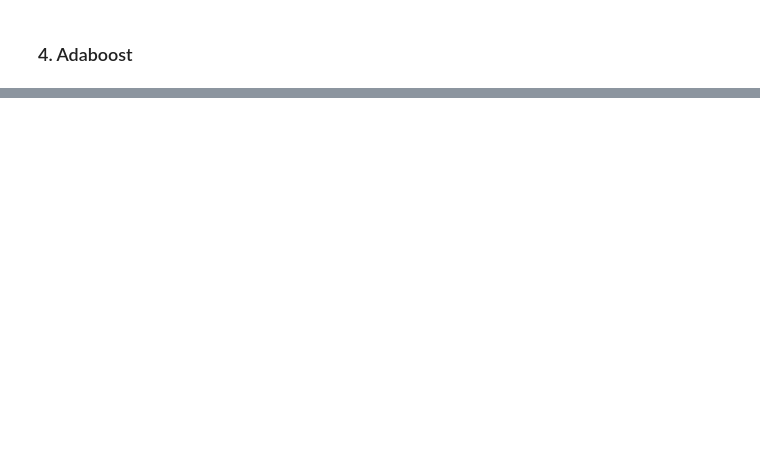
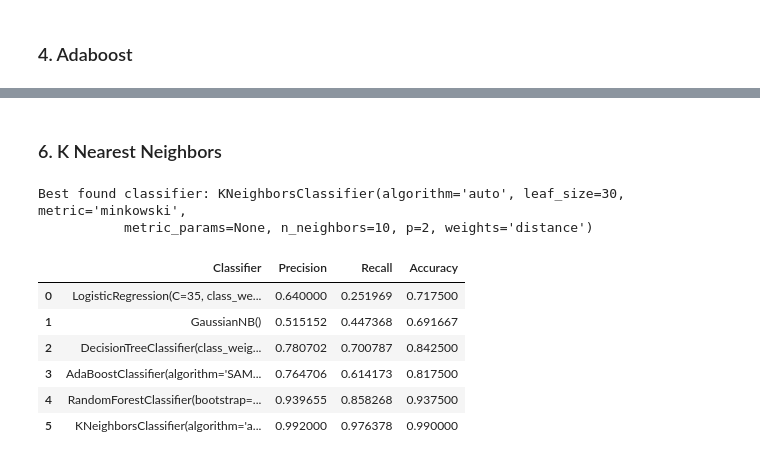
Before and after one commit to zhenningtan/Practice, a Jupyter notebook: Prediction of Student Admission.ipynb, the cells around one changed output, grey strips where cells are left out. Saved outputs shown, nothing was run; the diff lists cells and outputs as text; code cells hidden in the pictures; blank space fills up the shorter version.

```diff
--- a/Prediction of Student Admission.ipynb
+++ b/Prediction of Student Admission.ipynb
@@ -148,5 +158,5 @@ from sklearn.cross_validation import train_test_split
 # %%
-X = df[["gre", "gpa", "reputation_1", "reputation_2", "reputation_3", "reputation_4"]]
+X = df[["gre", "gpa", "gre_gpa", "reputation_1", "reputation_2", "reputation_3", "reputation_4"]]
 y = df["admit"]
 # %%
 sss = StratifiedShuffleSplit(y, n_iter = 10, test_size = 0.1, random_state = 0)
@@ -238,0 +276,12 @@ Score for sss: 0.6725
+# %%
+# Ensemble method, Adaboost
+params = { "n_estimators": [100, 200, 250, 300],
+           "learning_rate": [0.5, 1, 5]}
+
+adaboost_clf = AdaBoostClassifier(random_state = 0)
+
+gs_clf = GridSearchCV(adaboost_clf, param_grid = params, scoring = "f1", cv = sss)
+gs_clf.fit(X, y)
+
+adaboost_clf = gs_clf.best_estimator_
+print "Best found classifier:", adaboost_clf
@@ -238,0 +301,14 @@ Score for sss: 0.6725
+# %%
+#  Random forest: fits a number of decision tree classifiers on various sub-samples of the dataset and
+# use averaging to improve the predictive accuracy and control over-fitting
+
+params = {"n_estimators": [10, 50, 100, 200],
+          "min_samples_split": [ 2, 5, 10, 20, 40]}
+
+rf_clf = RandomForestClassifier(random_state = 0)
+
+gs_clf = GridSearchCV(rf_clf, param_grid = params, scoring = "f1", cv =sss)
+gs_clf.fit(X, y)
+
+rf_clf = gs_clf.best_estimator_
+print "Best found classifier:", rf_clf
@@ -238,0 +330,27 @@ Score for sss: 0.6725
+# %% [markdown]
+### 6. K Nearest Neighbors
+# %%
+params = {"n_neighbors": [3, 5, 10, 15, 20],
+          "weights": ["uniform", "distance"]}
+
+KNN_clf = KNeighborsClassifier()
+
+gs_clf = GridSearchCV(KNN_clf, param_grid = params, scoring = "f1", cv =sss)
+
+gs_clf.fit(X, y)
+
+KNN_clf = gs_clf.best_estimator_
+print "Best found classifier:", KNN_clf
+# %% [output]
+Best found classifier: KNeighborsClassifier(algorithm='auto', leaf_size=30, metric='minkowski',
+           metric_params=None, n_neighbors=10, p=2, weights='distance')
+# %%
+predict_score(KNN_clf, X, y)
+# %% [output]
+|  | Classifier | Precision | Recall | Accuracy |
+| 0 | LogisticRegression(C=35, class_we... | 0.640000 | 0.251969 | 0.717500 |
+| 1 | GaussianNB() | 0.515152 | 0.447368 | 0.691667 |
+| 2 | DecisionTreeClassifier(class_weig... | 0.780702 | 0.700787 | 0.842500 |
+| 3 | AdaBoostClassifier(algorithm='SAM... | 0.764706 | 0.614173 | 0.817500 |
+| 4 | RandomForestClassifier(bootstrap=... | 0.939655 | 0.858268 | 0.937500 |
+| 5 | KNeighborsClassifier(algorithm='a... | 0.992000 | 0.976378 | 0.990000 |
```
Also changed, not shown: parts of 33 cells of this notebook.
